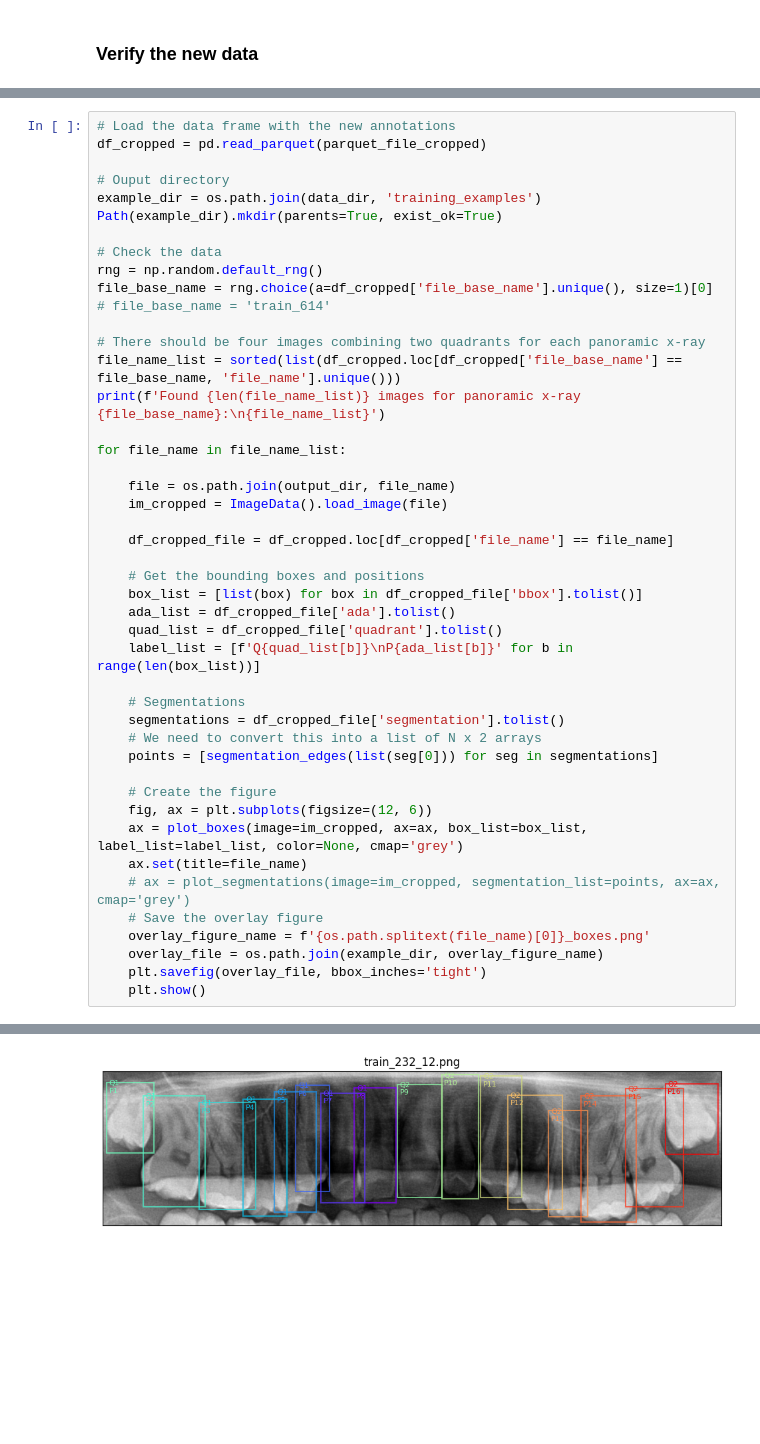
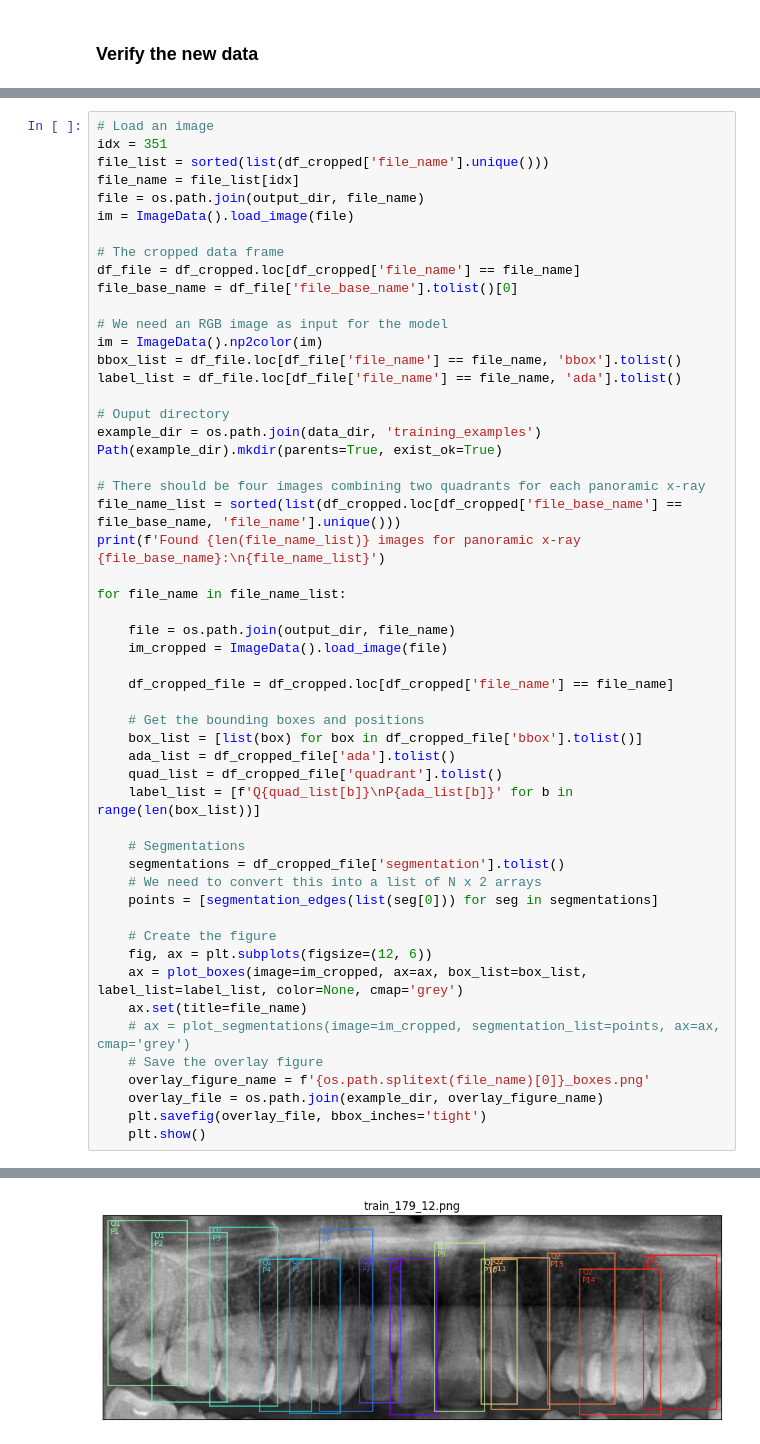
Before and after one commit to awerdich/computervision, a Jupyter notebook: notebooks/detection/04_cropping_data.ipynb, the cells around one changed output, grey strips where cells are left out. Cells and saved outputs as stored; diff of their text form; blank space fills up the shorter version.

Commit message:
code updates for dentex data processing

```diff
--- a/notebooks/detection/04_cropping_data.ipynb
+++ b/notebooks/detection/04_cropping_data.ipynb
@@ -312,15 +310,23 @@ display(df_cropped.head())
 # %%
-# Load the data frame with the new annotations
-df_cropped = pd.read_parquet(parquet_file_cropped)
+# Load an image
+idx = 351
+file_list = sorted(list(df_cropped['file_name'].unique()))
+file_name = file_list[idx]
+file = os.path.join(output_dir, file_name)
+im = ImageData().load_image(file)
+
+# The cropped data frame
+df_file = df_cropped.loc[df_cropped['file_name'] == file_name]
+file_base_name = df_file['file_base_name'].tolist()[0]
+
+# We need an RGB image as input for the model
+im = ImageData().np2color(im)
+bbox_list = df_file.loc[df_file['file_name'] == file_name, 'bbox'].tolist()
+label_list = df_file.loc[df_file['file_name'] == file_name, 'ada'].tolist()
 
 # Ouput directory
 example_dir = os.path.join(data_dir, 'training_examples')
 Path(example_dir).mkdir(parents=True, exist_ok=True)
-
-# Check the data
-rng = np.random.default_rng()
-file_base_name = rng.choice(a=df_cropped['file_base_name'].unique(), size=1)[0]
-# file_base_name = 'train_614'
 
 # There should be four images combining two quadrants for each panoramic x-ray
 file_name_list = sorted(list(df_cropped.loc[df_cropped['file_base_name'] == file_base_name, 'file_name'].unique()))
@@ -360 +366 @@ Found 4 images for panoramic x-ray train_232:
-[figure, old version]
+[figure, new version]
```
Also changed, not shown: parts of 4 cells of this notebook, 1 other file.
